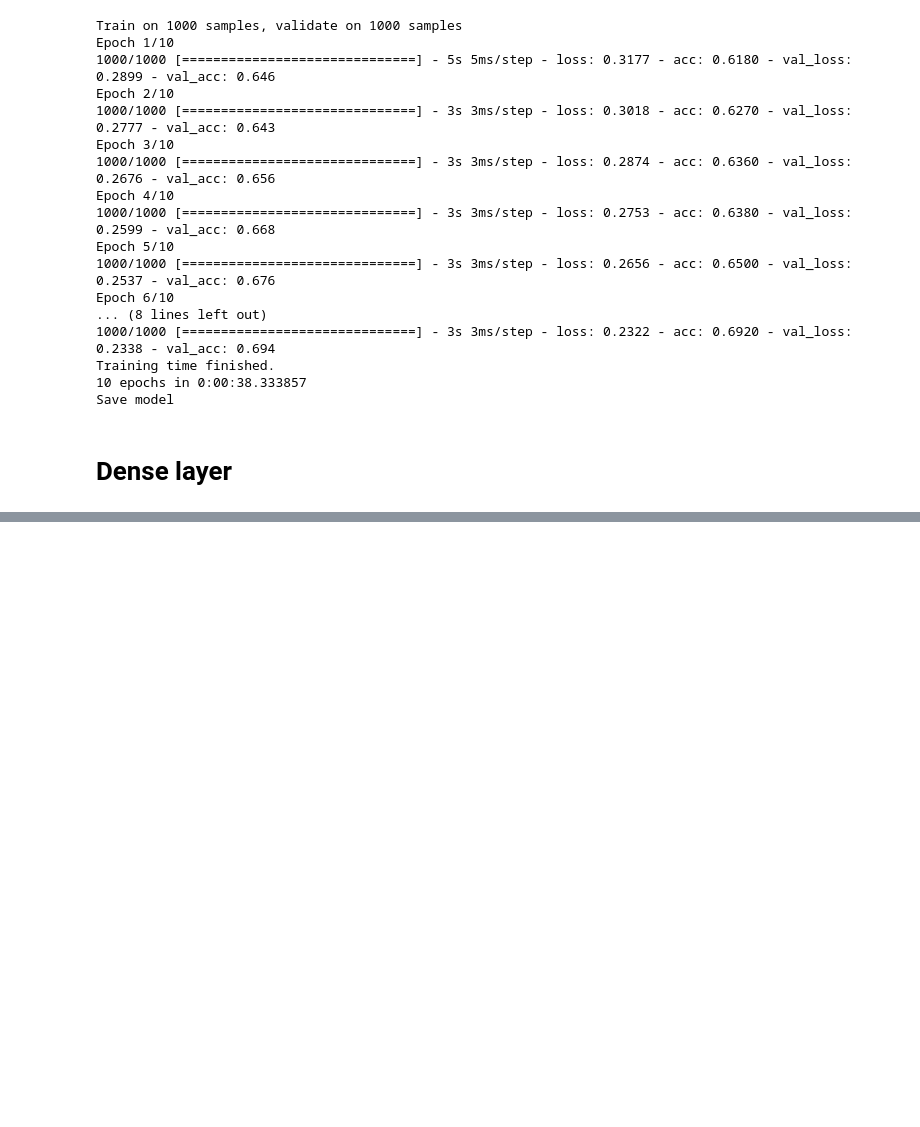
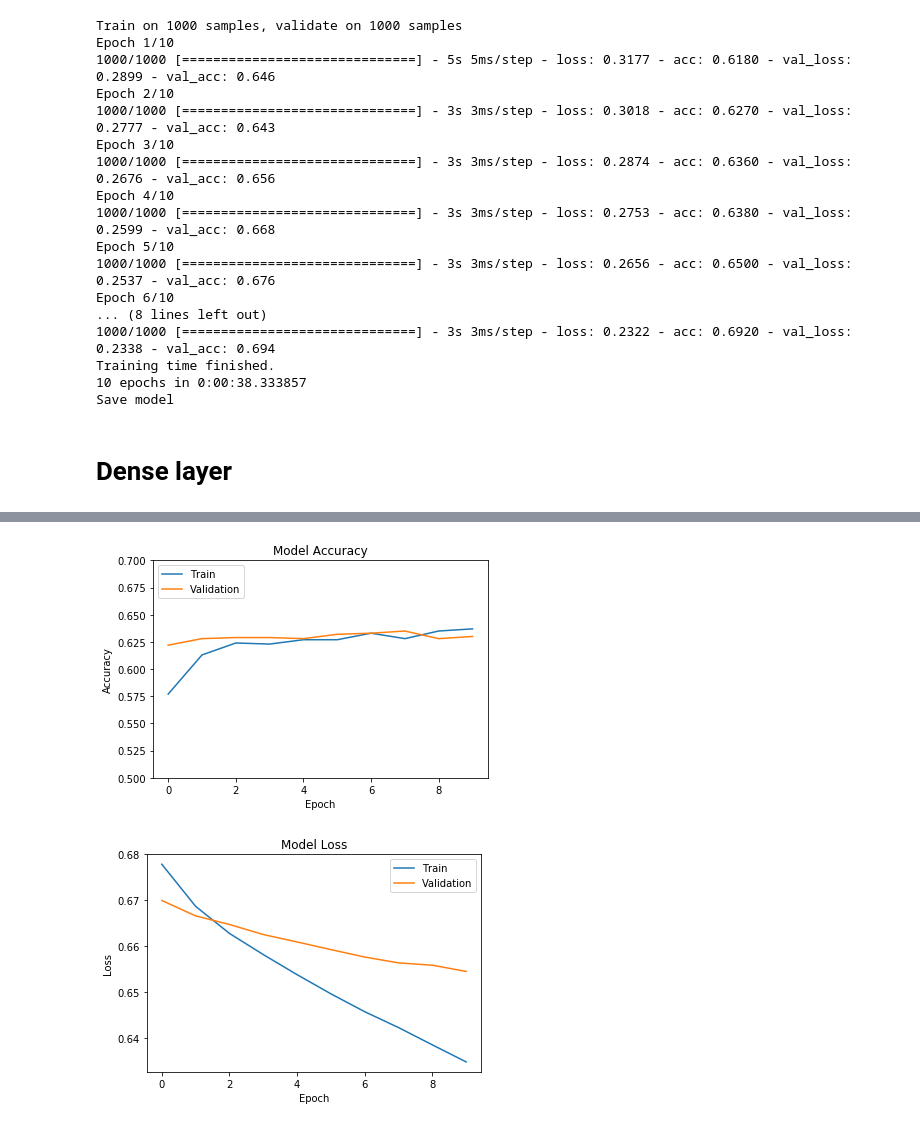
Before and after one commit to tcnguyen/quora-sentence-similarity, a Jupyter notebook: models/Manhattan Siamese.ipynb, the cells around one changed output, grey strips where cells are left out. Saved outputs shown, nothing was run; the diff lists cells and outputs as text; code cells hidden in the pictures; blank space fills up the shorter version.

Commit message:
correct plot function

```diff
--- a/models/Manhattan Siamese.ipynb
+++ b/models/Manhattan Siamese.ipynb
@@ -247,7 +247,7 @@ model.compile(loss='sparse_categorical_crossentropy', optimizer=optimizer, metri
 # Start training
 training_start_time = time()
 
-model.fit([X_train['left'], X_train['right']], Y_train, batch_size=batch_size, nb_epoch=n_epoch,
+model_trained = model.fit([X_train['left'], X_train['right']], Y_train, batch_size=batch_size, nb_epoch=n_epoch,
                             validation_data=([X_test['left'], X_test['right']], Y_test))
 
 print("Training time finished.\n{} epochs in {}".format(n_epoch, datetime.timedelta(seconds=time()-training_start_time)))
@@ -272,18 +275,22 @@ Epoch 7/10
 # %%
 # Plot accuracy
-plt.plot(malstm_trained.history['acc'])
-plt.plot(malstm_trained.history['val_acc'])
+plt.plot(model_trained.history['acc'])
+plt.plot(model_trained.history['val_acc'])
 plt.title('Model Accuracy')
 plt.ylabel('Accuracy')
 plt.xlabel('Epoch')
+plt.ylim([0.5,0.7])
 plt.legend(['Train', 'Validation'], loc='upper left')
 plt.show()
 
 # Plot loss
-plt.plot(malstm_trained.history['loss'])
-plt.plot(malstm_trained.history['val_loss'])
+plt.plot(model_trained.history['loss'])
+plt.plot(model_trained.history['val_loss'])
 plt.title('Model Loss')
 plt.ylabel('Loss')
 plt.xlabel('Epoch')
 plt.legend(['Train', 'Validation'], loc='upper right')
 plt.show()
+# %% [output]
+[figure, added]
+[figure, added]
```
Also changed, not shown: parts of 1 cell of this notebook.
